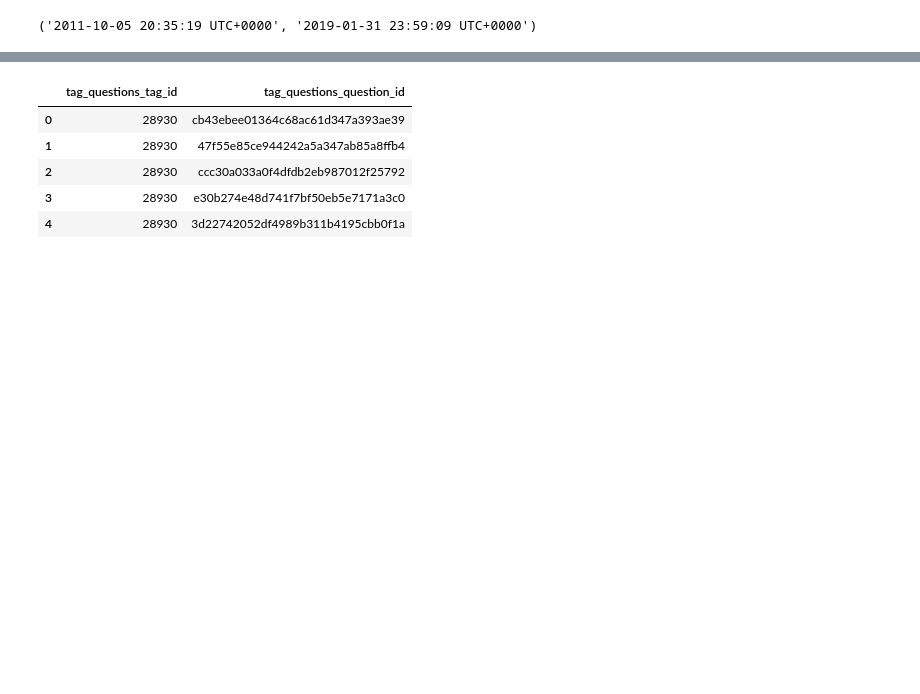
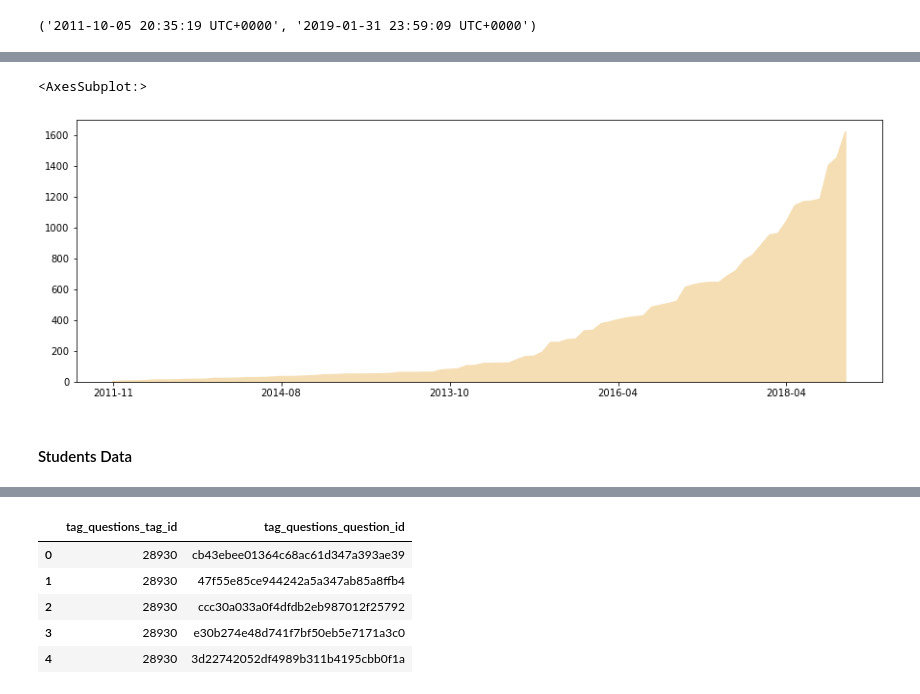
Before and after one commit to AKhileshPothuri/CareerVillage_Project, a Jupyter notebook: Exploratory_Data_Analysis_Draft1.ipynb, the cells around one changed output, grey strips where cells are left out. Cells and saved outputs as stored; diff of their text form; code cells hidden in the pictures; blank space fills up the shorter version.

```diff
--- a/Exploratory_Data_Analysis_Draft1.ipynb
+++ b/Exploratory_Data_Analysis_Draft1.ipynb
@@ -170,0 +210,7 @@ prof_df['month_joined'].value_counts().sort_values(ascending=True).plot(kind='li
+# %%
+prof_df['month_joined'].value_counts().sort_values(ascending=True).plot(kind='area',figsize=(15, 5),color='wheat')
+# %% [output]
+<AxesSubplot:>
+[figure, added]
+# %% [markdown]
+#### Students Data
```
Also changed, not shown: parts of 154 cells of this notebook.
